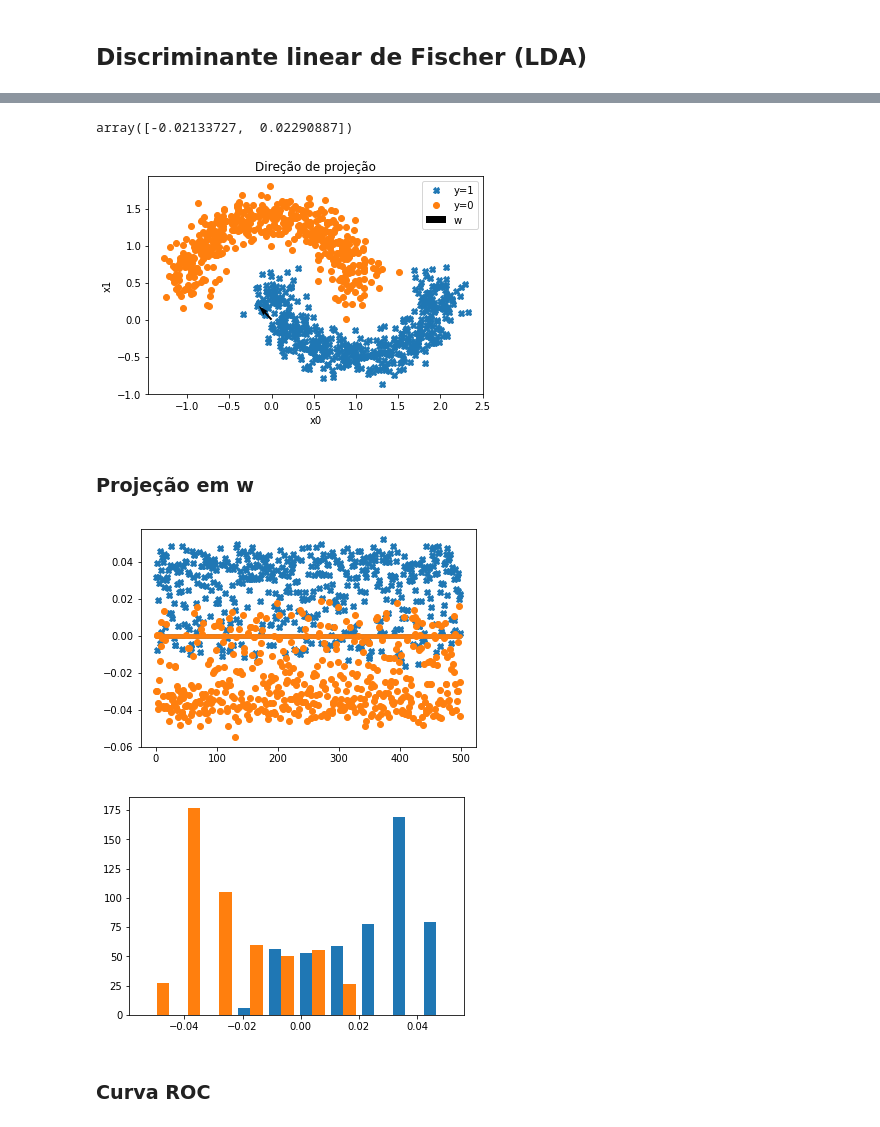
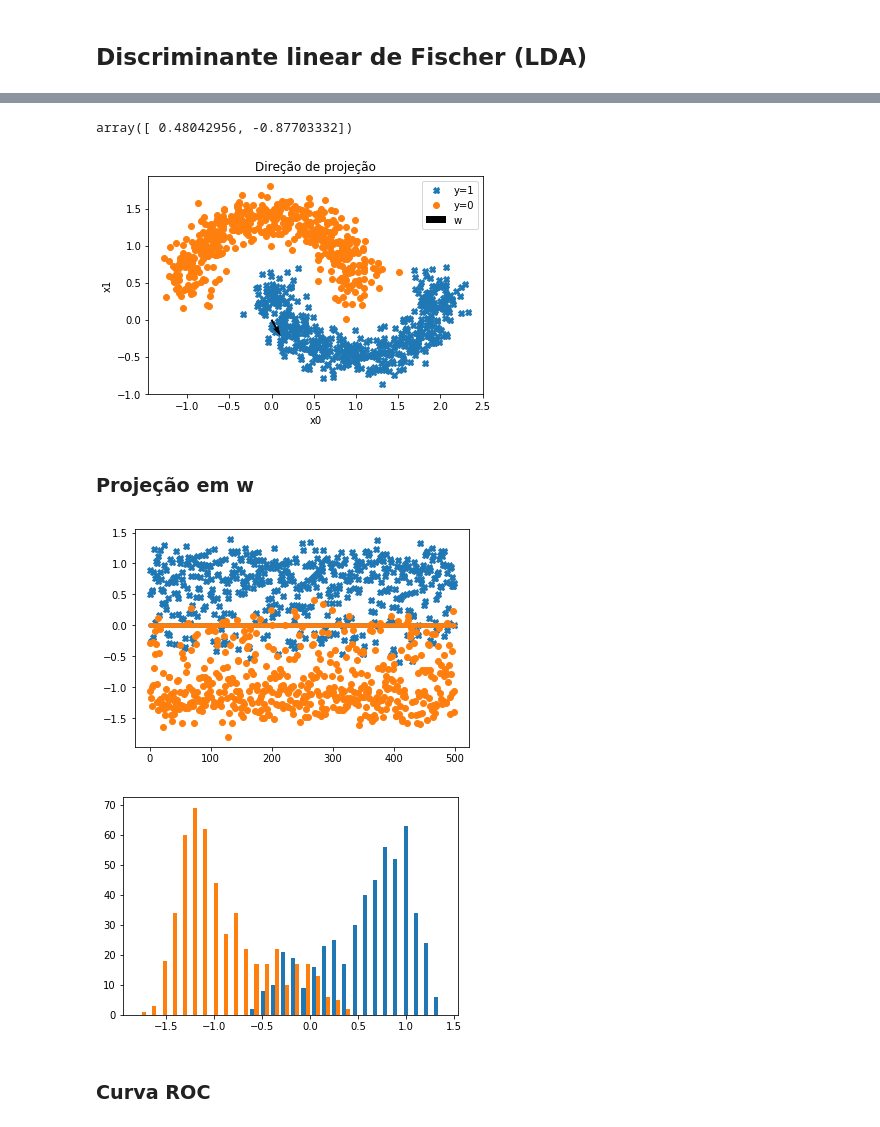
Before and after one commit to RafaelGoncalves8/machine-learning, a Jupyter notebook: 2-linear-classification/deliver/EFC2 - Linear classificartion.ipynb, the cells around one changed output, grey strips where cells are left out. Saved outputs shown, nothing was run; the diff lists cells and outputs as text; code cells hidden in the pictures.

```diff
--- a/2-linear-classification/deliver/EFC2 - Linear classificartion.ipynb
+++ b/2-linear-classification/deliver/EFC2 - Linear classificartion.ipynb
@@ -72,10 +76,11 @@ y_hat = lambda w, X: np.dot(X, w)
 # %%
-Sw = np.empty((2,2))
+Sw = np.zeros((2,2))
 mu1 = np.mean(X[mask1], 0)
-mu2 = np.mean(X[mask0], 0)
+mu0 = np.mean(X[mask0], 0)
+
+for i in mask0:
+    Sw += np.dot((X[i].reshape((2,1)) - mu0.reshape((1,2))),((X[i].reshape((2,1)) - mu0.reshape((1,2)))).T)
 for i in mask1:
-    Sw += np.dot((X[i] - mu1).T,(X[i] - mu1))
-for i in mask0:
-    Sw += np.dot((X[i] - mu2).T,(X[i] - mu2))
+    Sw += np.dot((X[i].reshape((2,1)) - mu1.reshape((1,2))),((X[i].reshape((2,1)) - mu1.reshape((1,2)))).T)
 Sw
 # %% [output]
@@ -86,10 +94,11 @@ Sb = np.dot((np.mean(X[mask0], 0) - np.mean(X[mask1],0)),(np.mean(X[mask0], 0) -
 # %%
 J = lambda w: np.dot(np.dot(w.T, Sb), w)/np.dot(np.dot(w.T, Sw), w)
 # %%
-w = np.dot(np.linalg.inv(Sw),(mu1 - mu2))
+w = np.dot(np.linalg.inv(Sw),(mu1 - mu0))
+w = w/np.linalg.norm(w)
 w
 # %% [output]
-array([-0.02133727,  0.02290887])
+array([ 0.48042956, -0.87703332])
 # %%
 plt.plot(X[mask1, 0], X[mask1,1], 'X', zorder=1)
 plt.plot(X[mask0, 0], X[mask0, 1], 'o', zorder=2)
@@ -102,18 +111,18 @@ plt.quiver(*origin, w[0], w[1], width=0.006, color='black', zorder=3)
 
 # w0 = 0
 # x = np.linspace(-1.5, 2.5, 1000)
-# gx = -(w[0]/w[1])*x - (w[0]/w[1])*w0
+# gx = w[1]/w[0]*x
 # plt.plot(x, gx, 'r', zorder=4)
 
 plt.legend(['y=1', 'y=0', 'w', 'thres = 0'])
 plt.savefig(os.path.join(image_dir, 'proj.png'), bbox_inches='tight')
 plt.show()
 # %% [output]
-[figure, old version]
+[figure, new version]
 # %% [markdown]
 ### Projeção em w
 # %%
-lda = lambda X, w: -np.dot(X, w)
+lda = lambda X, w: np.dot(X, w)
 # %%
 out = lda(X, w)
 plt.stem(out[mask1], basefmt='.', linefmt='C0.', markerfmt='C0X')
@@ -121,13 +130,13 @@ plt.stem(out[mask0], basefmt='.', linefmt='C1.', markerfmt='C1o')
 plt.savefig(os.path.join(image_dir, 'stem_proj.png'), bbox_inches='tight')
 plt.show()
 # %% [output]
-[figure, old version]
+[figure, new version]
 # %%
-plt.hist([out[mask1], out[mask0]], color=['C0', 'C1'])
+plt.hist([out[mask1], out[mask0]], bins=30, color=['C0', 'C1'])
 plt.savefig(os.path.join(image_dir, 'hist.png'), bbox_inches='tight')
 plt.show()
 # %% [output]
-[figure, old version]
+[figure, new version]
 # %% [markdown]
 ### Curva ROC
 # %%
```
Also changed, not shown: parts of 7 cells of this notebook, 8 other files.
